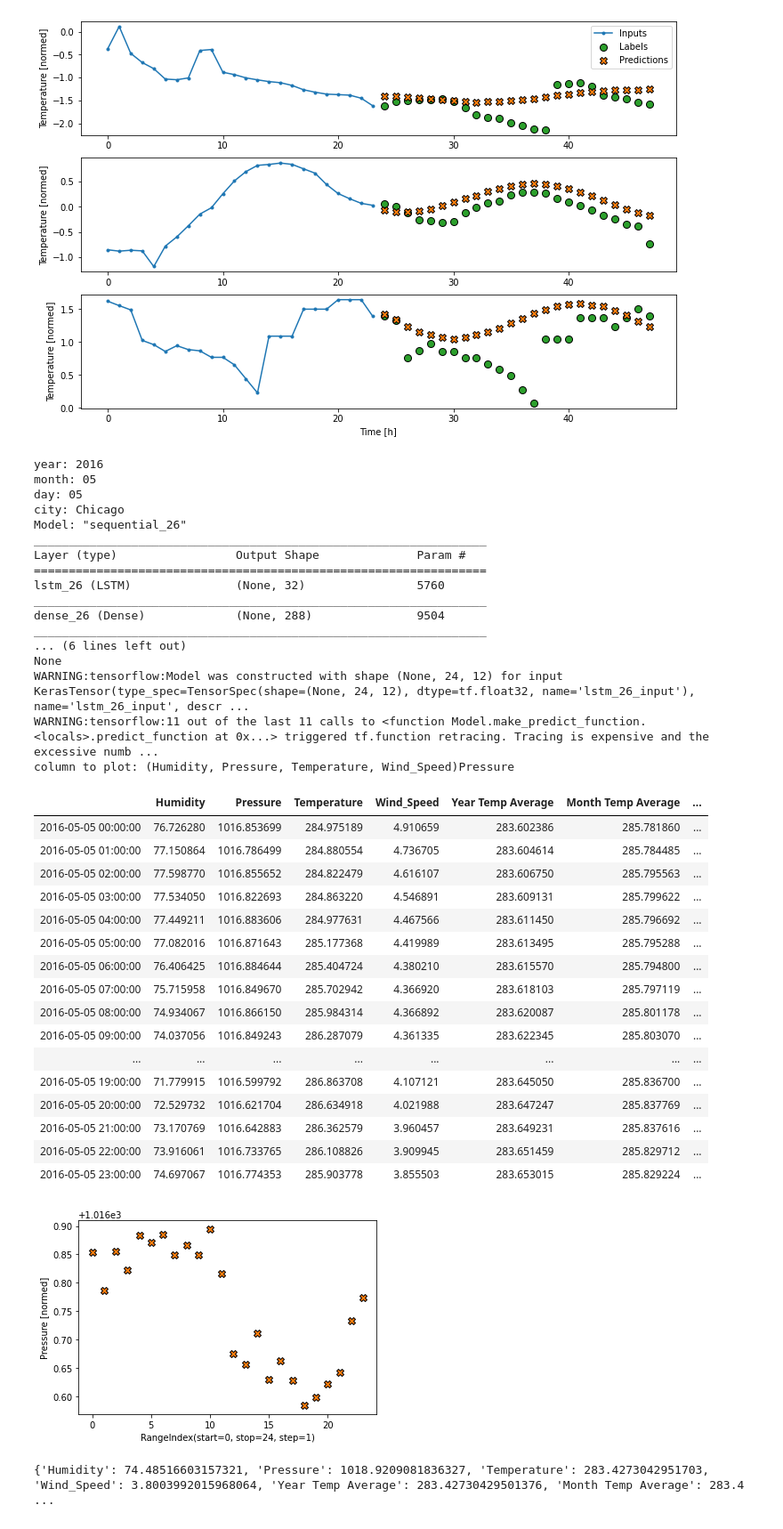
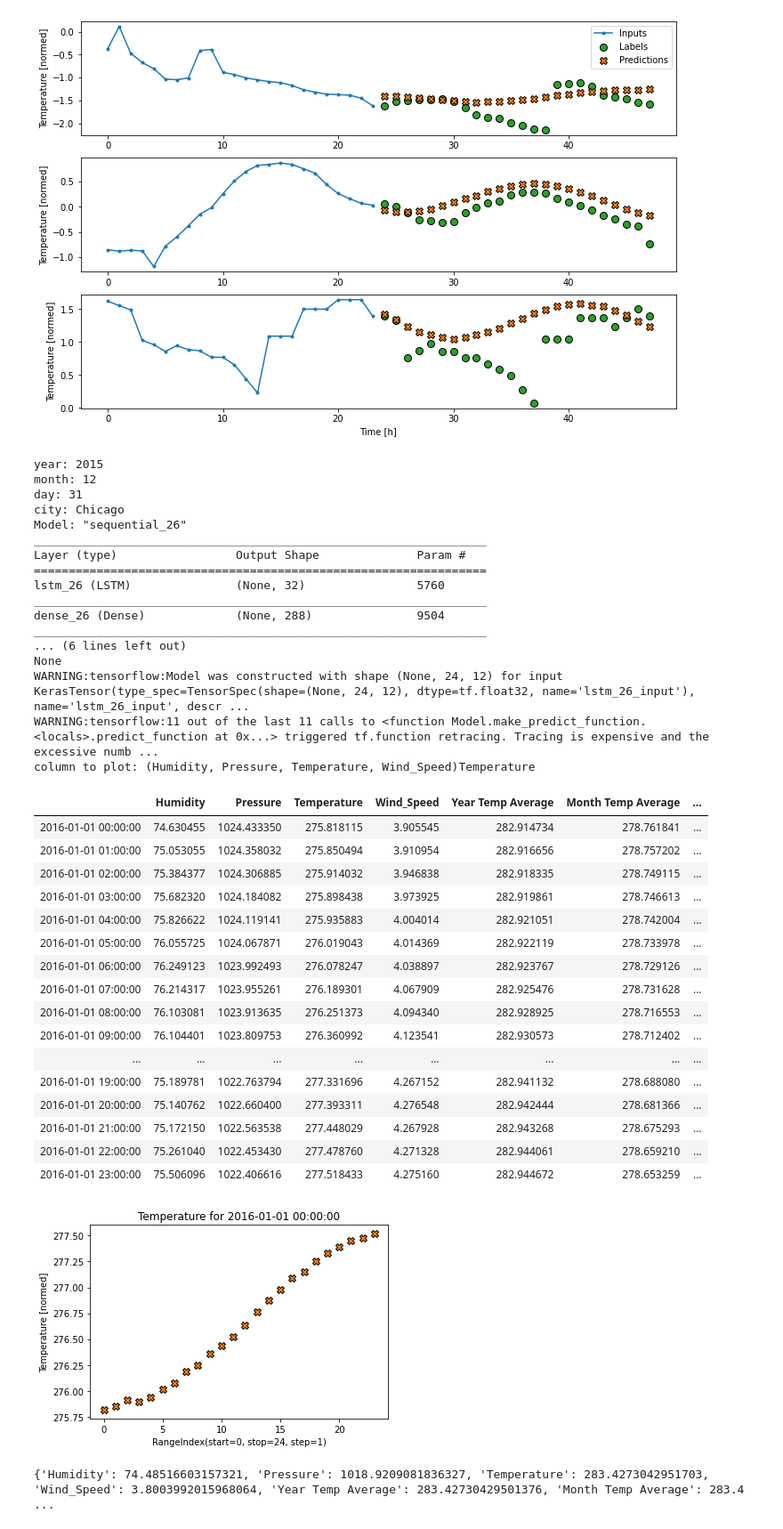
Before and after one commit to jasmine73317/Final_Project_Servere_Weather, a Jupyter notebook: ML Model Creation/Forecast.ipynb, the cells around one changed output. Shown at 89% size. Saved outputs shown, nothing was run; the diff lists cells and outputs as text; code cells hidden in the pictures.

```diff
--- a/ML Model Creation/Forecast.ipynb
+++ b/ML Model Creation/Forecast.ipynb
@@ -401,6 +401,7 @@ multi_window.plot(multi_lstm_model)
 [figure]
 # %%
 from tensorflow import keras
+import datetime
 
 
 Year = input('year: ')
@@ -434,9 +435,9 @@ for i in range(24):
             hour = str(i)
 
         day = str(int(Day))
-
-        dates_to_find.append(f'{Year}-{Month}-{day} {hour}:00:00')
-dates_to_find = pd.to_datetime(pd.Series(dates_to_find))
+        new_date = datetime.datetime(int(Year),int(Month),int(Day),int(hour)) + datetime.timedelta(days=1)
+        dates_to_find.append(new_date)
+dates_to_find = pd.Series(dates_to_find)
 
 csv = csv.loc[f'{Year}-{Month}-{Day} 00:00:00':f'{Year}-{Month}-{day} 00:00:00']
 
@@ -460,53 +461,57 @@ predictions = (predictions * csv_std) + csv_mean
 
 label_col_index = input('column to plot: (Humidity, Pressure, Temperature, Wind_Speed)')
 
 plt.scatter(predictions.index, predictions[label_col_index],
                   marker = 'X', edgecolors = 'k', label = 'Predictions',
                   c = '#ff7f0e', s=64)
 plt.ylabel(f'{label_col_index} [normed]')
 plt.xlabel(predictions.index)
+date_tomorrow = datetime.datetime(int(Year), int(Month), int(Day)) + datetime.timedelta(days=1)
+plt.title(f'{label_col_index} for {date_tomorrow}')
 
+for date in dates_to_find:
+    date += datetime.timedelta(days = 1)
 predictions.index = dates_to_find
 # predictions = predictions.rename(columns = {'Humidity': 'Humidity (%)','Temperature':'Temperature (K)','Wind_Speed':'Wind Speed (m/s)','Pressure':'Pressure (hPa)'})
 
 # predictions = predictions['Humidity (%)','Temperature (K)','Wind Speed (m/s)','Pressure (hPa)']
 predictions
 # %% [output]
-year: 2016
-month: 05
-day: 05
+year: 2015
+month: 12
+day: 31
 city: Chicago
 Model: "sequential_26"
 _________________________________________________________________
 Layer (type)                 Output Shape              Param #
 =================================================================
 lstm_26 (LSTM)               (None, 32)                5760
 _________________________________________________________________
 dense_26 (Dense)             (None, 288)               9504
 _________________________________________________________________
 ... (6 lines left out)
 None
 WARNING:tensorflow:Model was constructed with shape (None, 24, 12) for input KerasTensor(type_spec=TensorSpec(shape=(None, 24, 12), dtype=tf.float32, name='lstm_26_input'), name='lstm_26_input', descr ...
 WARNING:tensorflow:11 out of the last 11 calls to <function Model.make_predict_function.<locals>.predict_function at 0x...> triggered tf.function retracing. Tracing is expensive and the excessive numb ...
-column to plot: (Humidity, Pressure, Temperature, Wind_Speed)Pressure
+column to plot: (Humidity, Pressure, Temperature, Wind_Speed)Temperature
 |  | Humidity | Pressure | Temperature | Wind_Speed | Year Temp Average | Month Temp Average | ... |
-| 2016-05-05 00:00:00 | 76.726280 | 1016.853699 | 284.975189 | 4.910659 | 283.602386 | 285.781860 | ... |
-| 2016-05-05 01:00:00 | 77.150864 | 1016.786499 | 284.880554 | 4.736705 | 283.604614 | 285.784485 | ... |
-| 2016-05-05 02:00:00 | 77.598770 | 1016.855652 | 284.822479 | 4.616107 | 283.606750 | 285.795563 | ... |
-| 2016-05-05 03:00:00 | 77.534050 | 1016.822693 | 284.863220 | 4.546891 | 283.609131 | 285.799622 | ... |
-| 2016-05-05 04:00:00 | 77.449211 | 1016.883606 | 284.977631 | 4.467566 | 283.611450 | 285.796692 | ... |
-| 2016-05-05 05:00:00 | 77.082016 | 1016.871643 | 285.177368 | 4.419989 | 283.613495 | 285.795288 | ... |
-| 2016-05-05 06:00:00 | 76.406425 | 1016.884644 | 285.404724 | 4.380210 | 283.615570 | 285.794800 | ... |
-| 2016-05-05 07:00:00 | 75.715958 | 1016.849670 | 285.702942 | 4.366920 | 283.618103 | 285.797119 | ... |
-| 2016-05-05 08:00:00 | 74.934067 | 1016.866150 | 285.984314 | 4.366892 | 283.620087 | 285.801178 | ... |
-| 2016-05-05 09:00:00 | 74.037056 | 1016.849243 | 286.287079 | 4.361335 | 283.622345 | 285.803070 | ... |
+| 2016-01-01 00:00:00 | 74.630455 | 1024.433350 | 275.818115 | 3.905545 | 282.914734 | 278.761841 | ... |
+| 2016-01-01 01:00:00 | 75.053055 | 1024.358032 | 275.850494 | 3.910954 | 282.916656 | 278.757202 | ... |
+| 2016-01-01 02:00:00 | 75.384377 | 1024.306885 | 275.914032 | 3.946838 | 282.918335 | 278.749115 | ... |
+| 2016-01-01 03:00:00 | 75.682320 | 1024.184082 | 275.898438 | 3.973925 | 282.919861 | 278.746613 | ... |
+| 2016-01-01 04:00:00 | 75.826622 | 1024.119141 | 275.935883 | 4.004014 | 282.921051 | 278.742004 | ... |
+| 2016-01-01 05:00:00 | 76.055725 | 1024.067871 | 276.019043 | 4.014369 | 282.922119 | 278.733978 | ... |
+| 2016-01-01 06:00:00 | 76.249123 | 1023.992493 | 276.078247 | 4.038897 | 282.923767 | 278.729126 | ... |
+| 2016-01-01 07:00:00 | 76.214317 | 1023.955261 | 276.189301 | 4.067909 | 282.925476 | 278.731628 | ... |
+| 2016-01-01 08:00:00 | 76.103081 | 1023.913635 | 276.251373 | 4.094340 | 282.928925 | 278.716553 | ... |
+| 2016-01-01 09:00:00 | 76.104401 | 1023.809753 | 276.360992 | 4.123541 | 282.930573 | 278.712402 | ... |
 | ... | ... | ... | ... | ... | ... | ... | ... |
-| 2016-05-05 19:00:00 | 71.779915 | 1016.599792 | 286.863708 | 4.107121 | 283.645050 | 285.836700 | ... |
-| 2016-05-05 20:00:00 | 72.529732 | 1016.621704 | 286.634918 | 4.021988 | 283.647247 | 285.837769 | ... |
-| 2016-05-05 21:00:00 | 73.170769 | 1016.642883 | 286.362579 | 3.960457 | 283.649231 | 285.837616 | ... |
-| 2016-05-05 22:00:00 | 73.916061 | 1016.733765 | 286.108826 | 3.909945 | 283.651459 | 285.829712 | ... |
-| 2016-05-05 23:00:00 | 74.697067 | 1016.774353 | 285.903778 | 3.855503 | 283.653015 | 285.829224 | ... |
+| 2016-01-01 19:00:00 | 75.189781 | 1022.763794 | 277.331696 | 4.267152 | 282.941132 | 278.688080 | ... |
+| 2016-01-01 20:00:00 | 75.140762 | 1022.660400 | 277.393311 | 4.276548 | 282.942444 | 278.681366 | ... |
+| 2016-01-01 21:00:00 | 75.172150 | 1022.563538 | 277.448029 | 4.267928 | 282.943268 | 278.675293 | ... |
+| 2016-01-01 22:00:00 | 75.261040 | 1022.453430 | 277.478760 | 4.271328 | 282.944061 | 278.659210 | ... |
+| 2016-01-01 23:00:00 | 75.506096 | 1022.406616 | 277.518433 | 4.275160 | 282.944672 | 278.653259 | ... |
-[figure, old version]
+[figure, new version]
 # %%
 import pymongo
 import os
```
